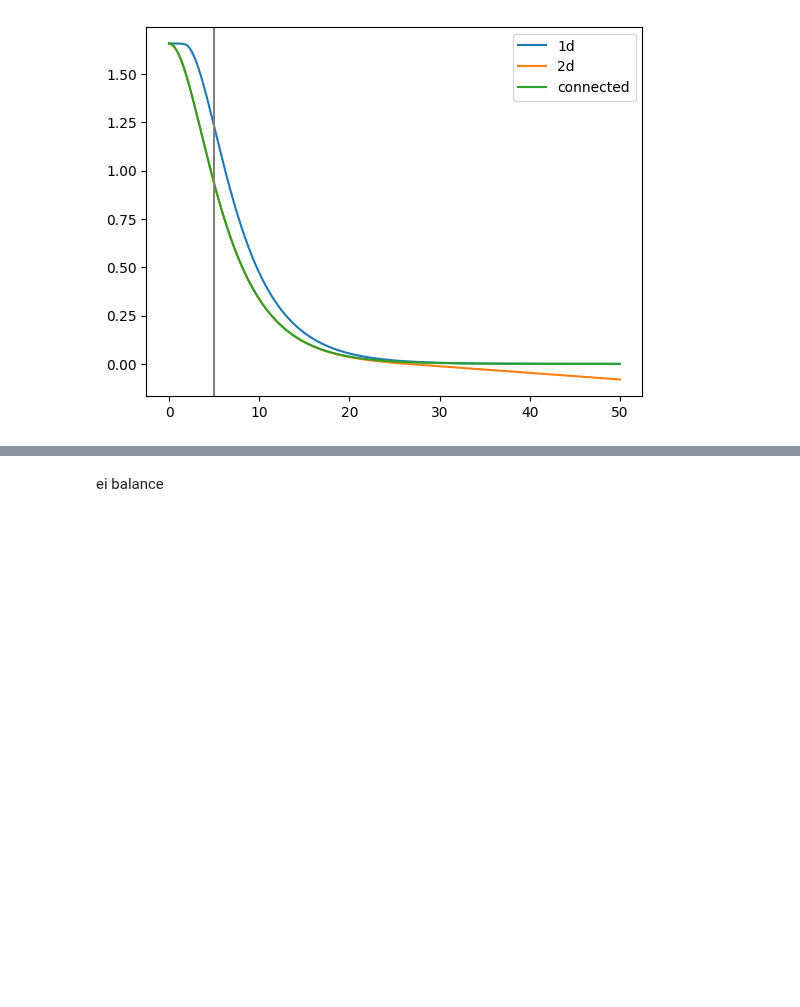
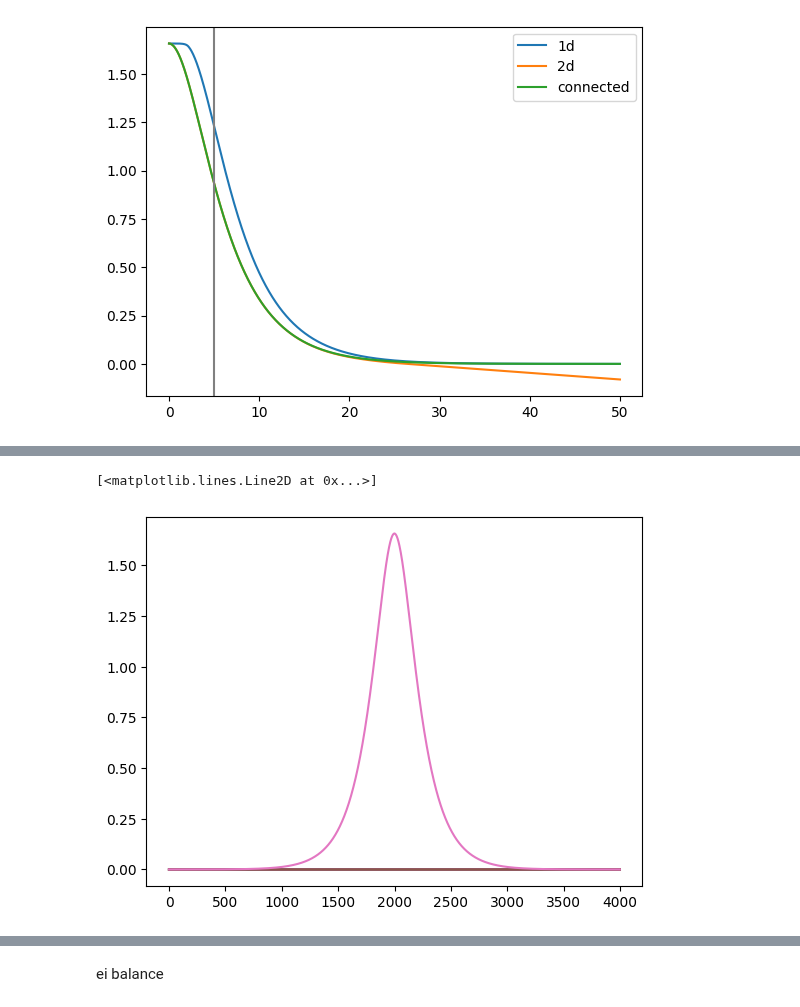
Before and after one commit to zhaoz0314/random-EI, a Jupyter notebook: pseudospatial/predictions.ipynb, the cells around one changed output, grey strips where cells are left out. Cells and saved outputs as stored; diff of their text form; code cells hidden in the pictures; blank space fills up the shorter version.

```diff
--- a/pseudospatial/predictions.ipynb
+++ b/pseudospatial/predictions.ipynb
@@ -241,0 +234,52 @@ plt.plot(acov_tau_s, jnp.interp(traj_c, acov_s, -force_s_2 / unscaled_std ** 2,
+# %%
+#negative frequencies, ft vs rft
+def rft_mirror(rft, n=1):
+  if n%2 ==1:
+    output=jnp.concatenate([rft, jnp.conjugate(rft[::-1][:-1])], axis = -1)
+  else:
+    output=jnp.concatenate([rft, jnp.conjugate(rft[::-1][1:-1])], axis = -1)
+  return(output)
+
+#odd
+odd_ft_n = sim_len * sim_resolution * 2 - 1
+acov_traj_ft=jnp.fft.fft(acov_traj_full)
+acov_traj_rft=jnp.fft.rfft(acov_traj_full)
+acov_traj_rft_mirror=rft_mirror(acov_traj_rft)
+ft_error = acov_traj_rft_mirror-acov_traj_ft
+plt.plot(jnp.real(ft_error))
+plt.plot(jnp.imag(ft_error))
+
+acov_traj_ft_rec=jnp.fft.ifft(acov_traj_ft)
+acov_traj_rft_rec=jnp.fft.irfft(acov_traj_rft,n=odd_ft_n) #irfft assumes even n
+acov_traj_rft_mirror_rec=jnp.fft.ifft(acov_traj_rft_mirror)
+plt.plot(jnp.real(acov_traj_ft_rec-acov_traj_full))
+plt.plot(jnp.real(acov_traj_rft_rec-acov_traj_full))
+plt.plot(jnp.real(acov_traj_rft_mirror_rec-acov_traj_full))
+plt.plot(jnp.imag(acov_traj_ft_rec-acov_traj_full))
+plt.plot(jnp.imag(acov_traj_rft_rec-acov_traj_full))
+plt.plot(jnp.imag(acov_traj_rft_mirror_rec-acov_traj_full))
+
+#even
+even_ft_n = sim_len * sim_resolution * 2
+acov_traj_ft=jnp.fft.fft(acov_traj_full, n = even_ft_n)
+acov_traj_rft=jnp.fft.rfft(acov_traj_full, n = even_ft_n)
+acov_traj_rft_mirror=rft_mirror(acov_traj_rft,2)
+ft_error = acov_traj_rft_mirror-acov_traj_ft
+plt.plot(jnp.real(ft_error))
+plt.plot(jnp.imag(ft_error))
+
+acov_traj_ft_rec=jnp.fft.ifft(acov_traj_ft)[:-1]
+acov_traj_rft_rec=jnp.fft.irfft(acov_traj_rft)[:-1]
+acov_traj_rft_mirror_rec=jnp.fft.ifft(acov_traj_rft_mirror)[:-1]
+plt.plot(jnp.real(acov_traj_ft_rec-acov_traj_full))
+plt.plot(jnp.real(acov_traj_rft_rec-acov_traj_full))
+plt.plot(jnp.real(acov_traj_rft_mirror_rec-acov_traj_full))
+plt.plot(jnp.imag(acov_traj_ft_rec-acov_traj_full))
+plt.plot(jnp.imag(acov_traj_rft_rec-acov_traj_full))
+plt.plot(jnp.imag(acov_traj_rft_mirror_rec-acov_traj_full))
+
+#curve
+plt.plot(acov_traj_full)
+# %% [output]
+[<matplotlib.lines.Line2D at 0x...>]
+[figure, added]
```
Also changed, not shown: parts of 21 cells of this notebook.
